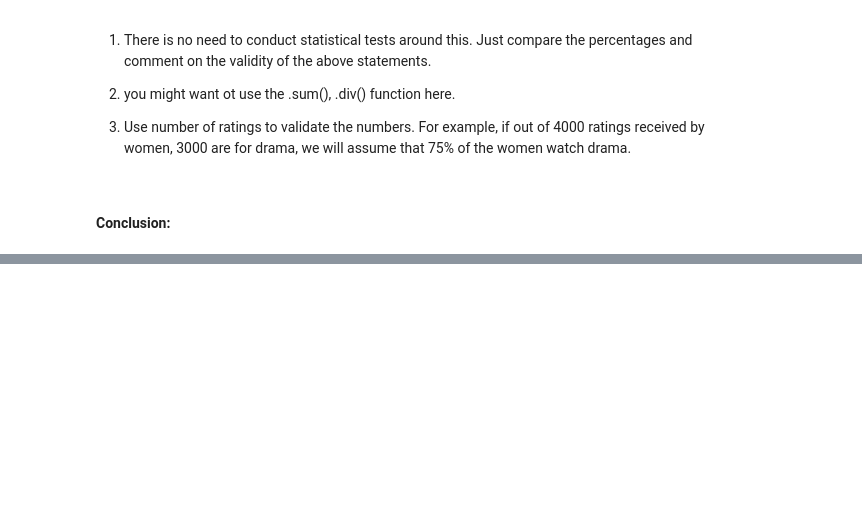
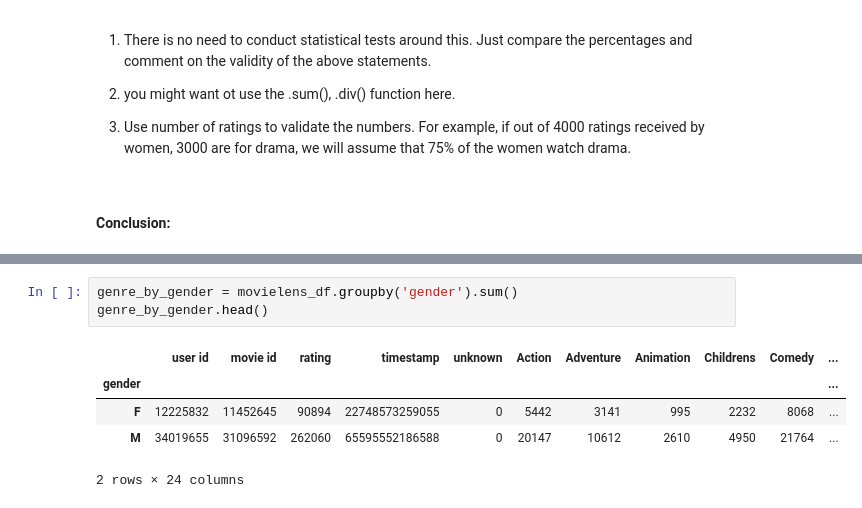
Before and after one commit to GreatLearningAIML1/gl-pgp-aiml-uta-intl-may20-otseobande, a Jupyter notebook: MovieLens/movielens-analysis.ipynb, the cells around one changed output, grey strips where cells are left out. Cells and saved outputs as stored; diff of their text form; blank space fills up the shorter version.

```diff
--- a/MovieLens Project.ipynb
+++ b/MovieLens/movielens-analysis.ipynb
@@ -281,3 +282,12 @@ Women watch more Sci-Fi than men: False
 22.76% of women watch Romance
 --------------------------------------------
 Men watch more Romance than women: False
+# %%
+genre_by_gender = movielens_df.groupby('gender').sum()
+genre_by_gender.head()
+# %% [output]
+|  | user id | movie id | rating | timestamp | unknown | Action | Adventure | Animation | Childrens | Comedy | ... |
+| gender |  |  |  |  |  |  |  |  |  |  | ... |
+| F | 12225832 | 11452645 | 90894 | 22748573259055 | 0 | 5442 | 3141 | 995 | 2232 | 8068 | ... |
+| M | 34019655 | 31096592 | 262060 | 65595552186588 | 0 | 20147 | 10612 | 2610 | 4950 | 21764 | ... |
+2 rows × 24 columns
```
Also changed, not shown: parts of 3 cells of this notebook, 7 other files.
